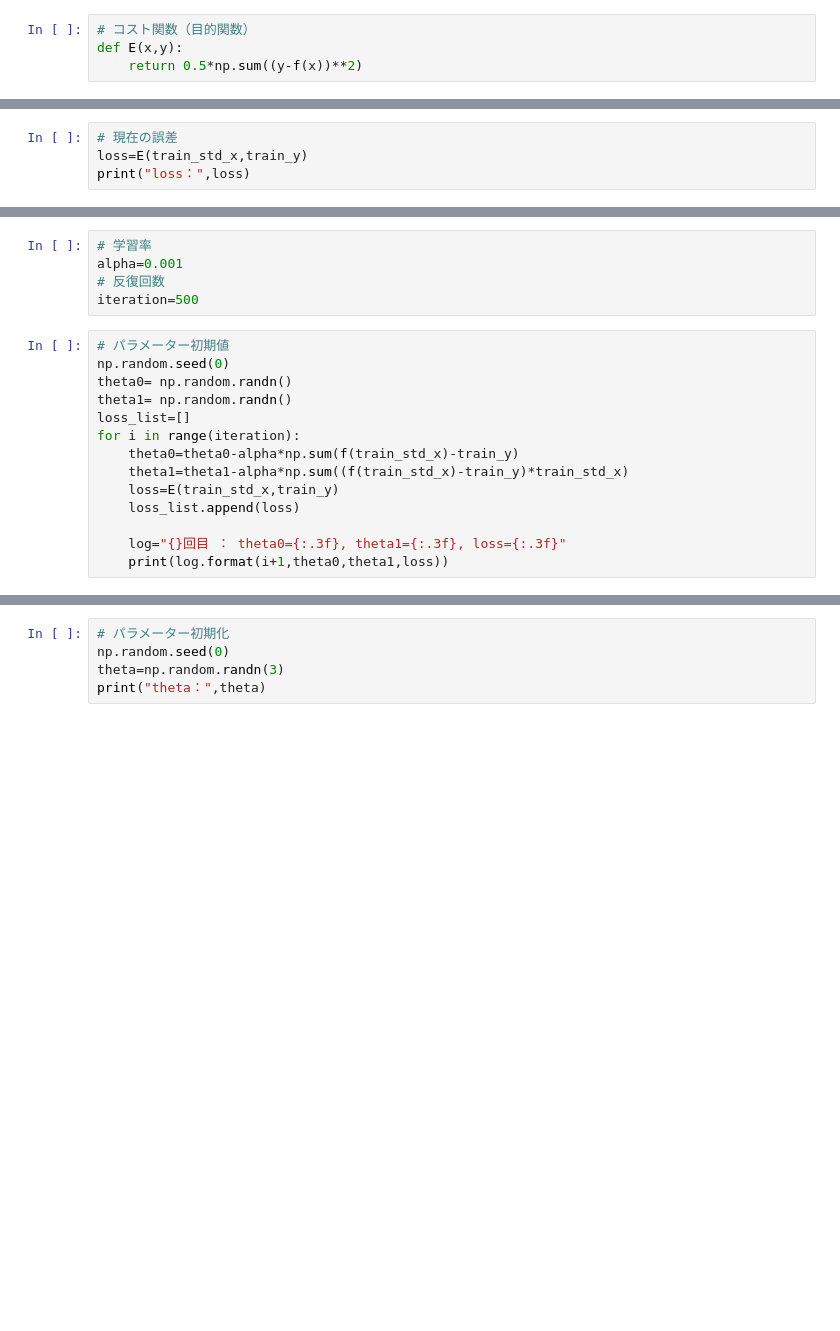
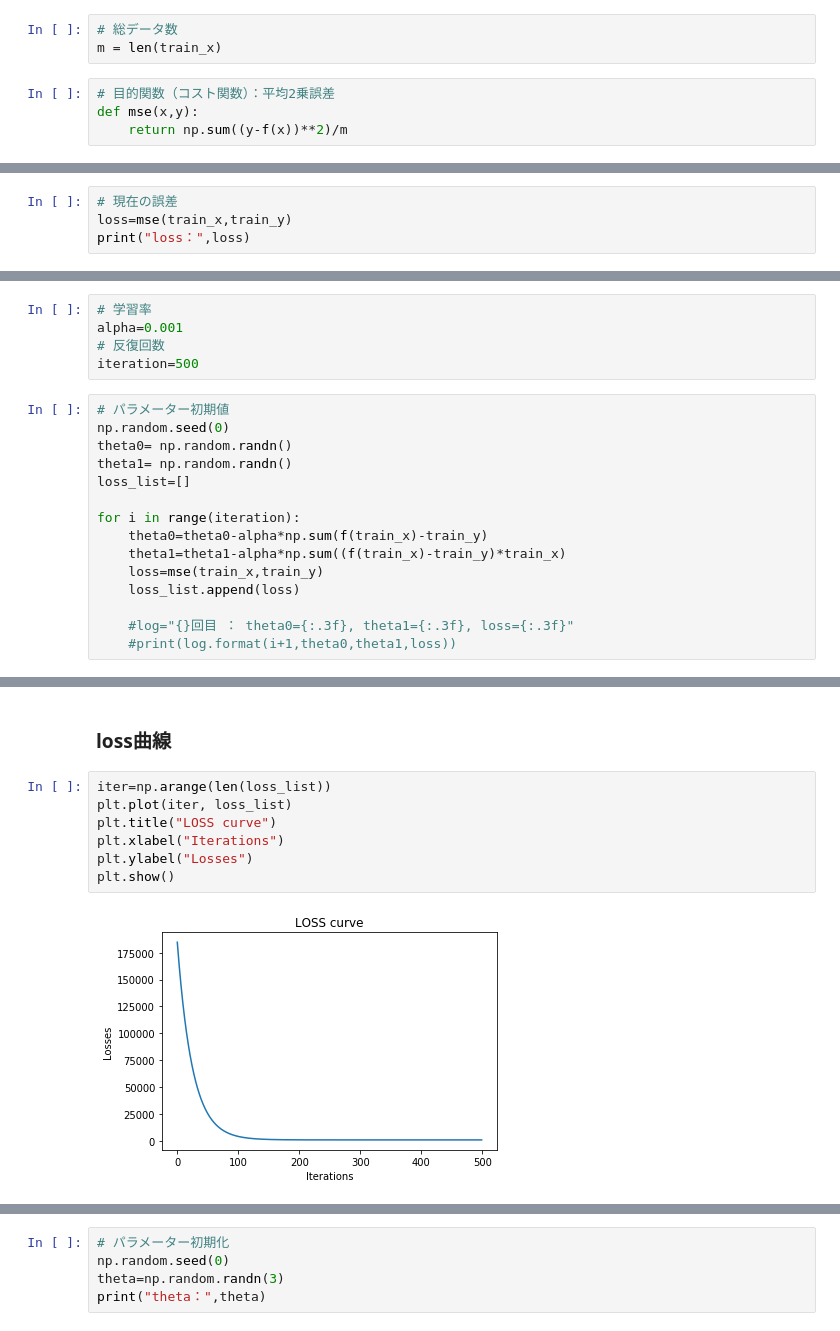
Before and after one commit to ha9kberry/ml, a Jupyter notebook: linear-regression/non-linear-regression.ipynb, the cells around one changed output, grey strips where cells are left out. Drawn from its saved outputs; the diff is of its cells as text; blank space fills up the shorter version.

```diff
--- a/linear-regression/non-linear-regression.ipynb
+++ b/linear-regression/non-linear-regression.ipynb
@@ -15,7 +37,10 @@ plt.show()
 # 仮説関数（予測関数）
 def f(x):
     return theta0+theta1*x
+# %%
+# 総データ数
+m = len(train_x)
 # %%
-# コスト関数（目的関数）
-def E(x,y):
-    return 0.5*np.sum((y-f(x))**2)
+# 目的関数（コスト関数）：平均2乗誤差
+def mse(x,y):
+    return np.sum((y-f(x))**2)/m
@@ -42,6 +56,6 @@ theta0： 1.764052345967664
 theta1： 0.4001572083672233
 # %%
 # 現在の誤差
-loss=E(train_std_x,train_y)
+loss=mse(train_x,train_y)
 print("loss：",loss)
 # %% [output]
@@ -57,11 +71,12 @@ np.random.seed(0)
 theta0= np.random.randn()
 theta1= np.random.randn()
 loss_list=[]
+
 for i in range(iteration):
-    theta0=theta0-alpha*np.sum(f(train_std_x)-train_y)
-    theta1=theta1-alpha*np.sum((f(train_std_x)-train_y)*train_std_x)
-    loss=E(train_std_x,train_y)
+    theta0=theta0-alpha*np.sum(f(train_x)-train_y)
+    theta1=theta1-alpha*np.sum((f(train_x)-train_y)*train_x)
+    loss=mse(train_x,train_y)
     loss_list.append(loss)
 
-    log="{}回目 ： theta0={:.3f}, theta1={:.3f}, loss={:.3f}"
-    print(log.format(i+1,theta0,theta1,loss))
+    #log="{}回目 ： theta0={:.3f}, theta1={:.3f}, loss={:.3f}"
+    #print(log.format(i+1,theta0,theta1,loss))
@@ -85,0 +83,11 @@ for i in range(iteration):
+# %% [markdown]
+### loss曲線
+# %%
+iter=np.arange(len(loss_list))
+plt.plot(iter, loss_list)
+plt.title("LOSS curve")
+plt.xlabel("Iterations")
+plt.ylabel("Losses")
+plt.show()
+# %% [output]
+[figure, added]
```
Also changed, not shown: parts of 32 cells of this notebook.
